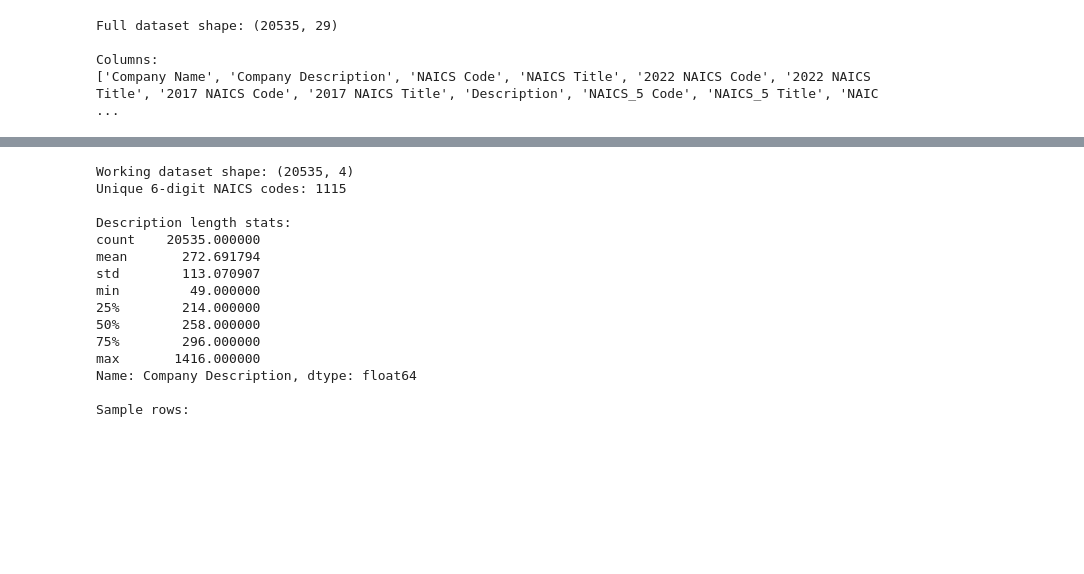
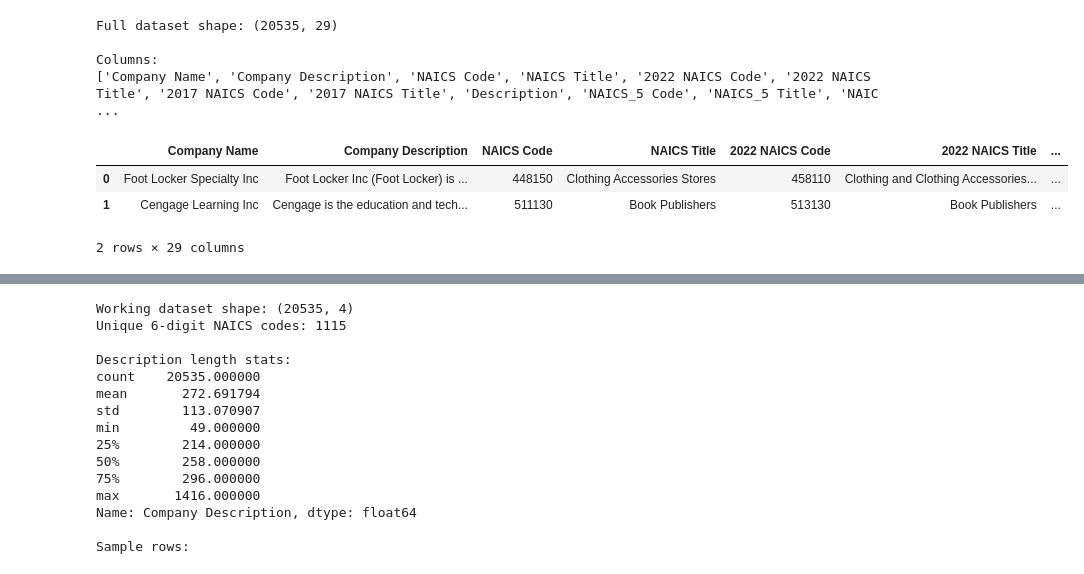
Before and after one commit to kathytran88/ClimateTurtles-ExioNaics-LLM-emissions-estimation, a Jupyter notebook: Kathy/preprocessing.ipynb, the cells around one changed output, grey strips where cells are left out. Cells and saved outputs as stored; diff of their text form; code cells hidden in the pictures; blank space fills up the shorter version.

```diff
--- a/Kathy/preprocessing.ipynb
+++ b/Kathy/preprocessing.ipynb
@@ -44,3 +45,10 @@ Full dataset shape: (20535, 29)
 
 Columns:
 ['Company Name', 'Company Description', 'NAICS Code', 'NAICS Title', '2022 NAICS Code', '2022 NAICS Title', '2017 NAICS Code', '2017 NAICS Title', 'Description', 'NAICS_5 Code', 'NAICS_5 Title', 'NAIC ...
+# %%
+df.head(2)
+# %% [output]
+|  | Company Name | Company Description | NAICS Code | NAICS Title | 2022 NAICS Code | 2022 NAICS Title | ... |
+| 0 | Foot Locker Specialty Inc | Foot Locker Inc (Foot Locker) is ... | 448150 | Clothing Accessories Stores | 458110 | Clothing and Clothing Accessories... | ... |
+| 1 | Cengage Learning Inc | Cengage is the education and tech... | 511130 | Book Publishers | 513130 | Book Publishers | ... |
+2 rows × 29 columns
```
Also changed, not shown: parts of 6 cells of this notebook, 3 other files.
